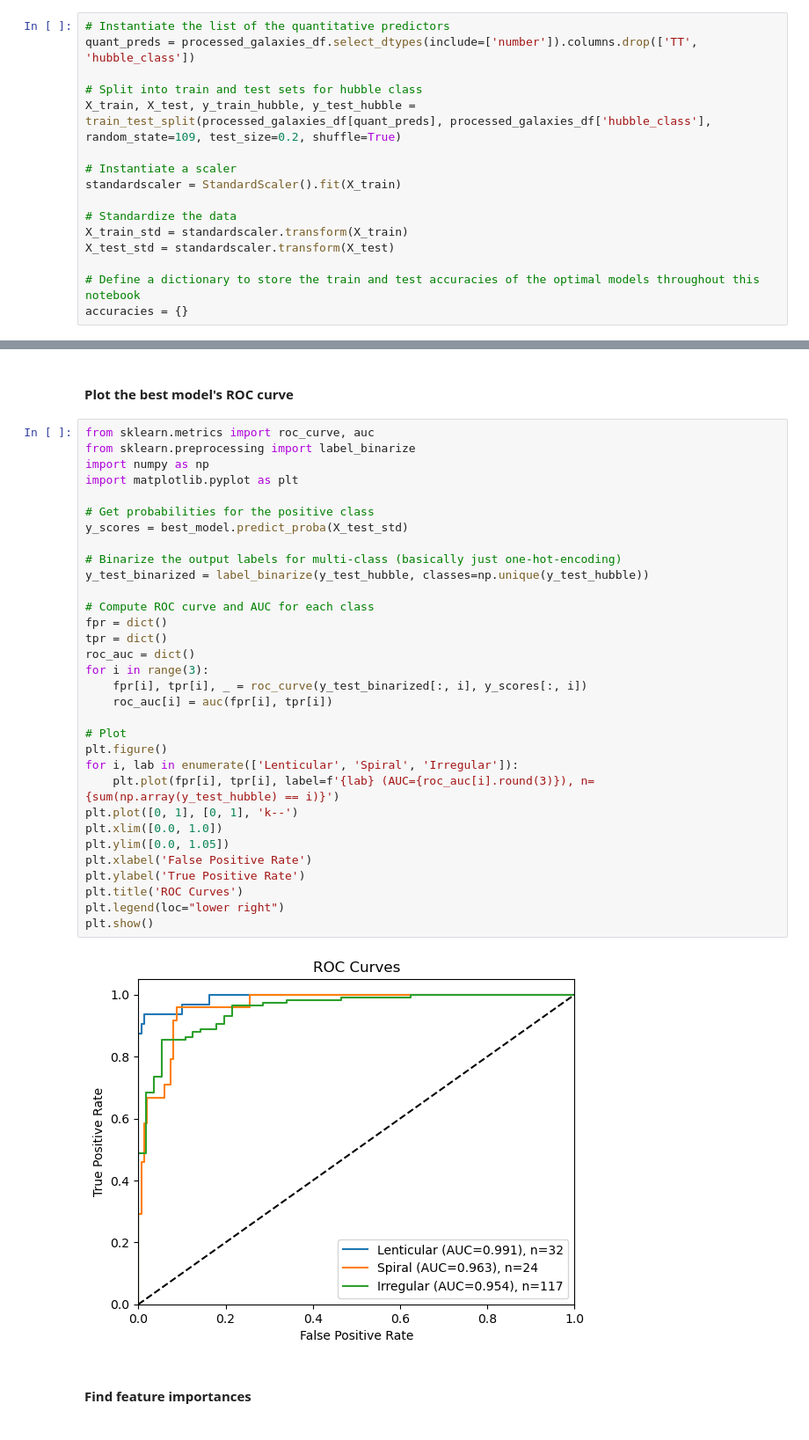
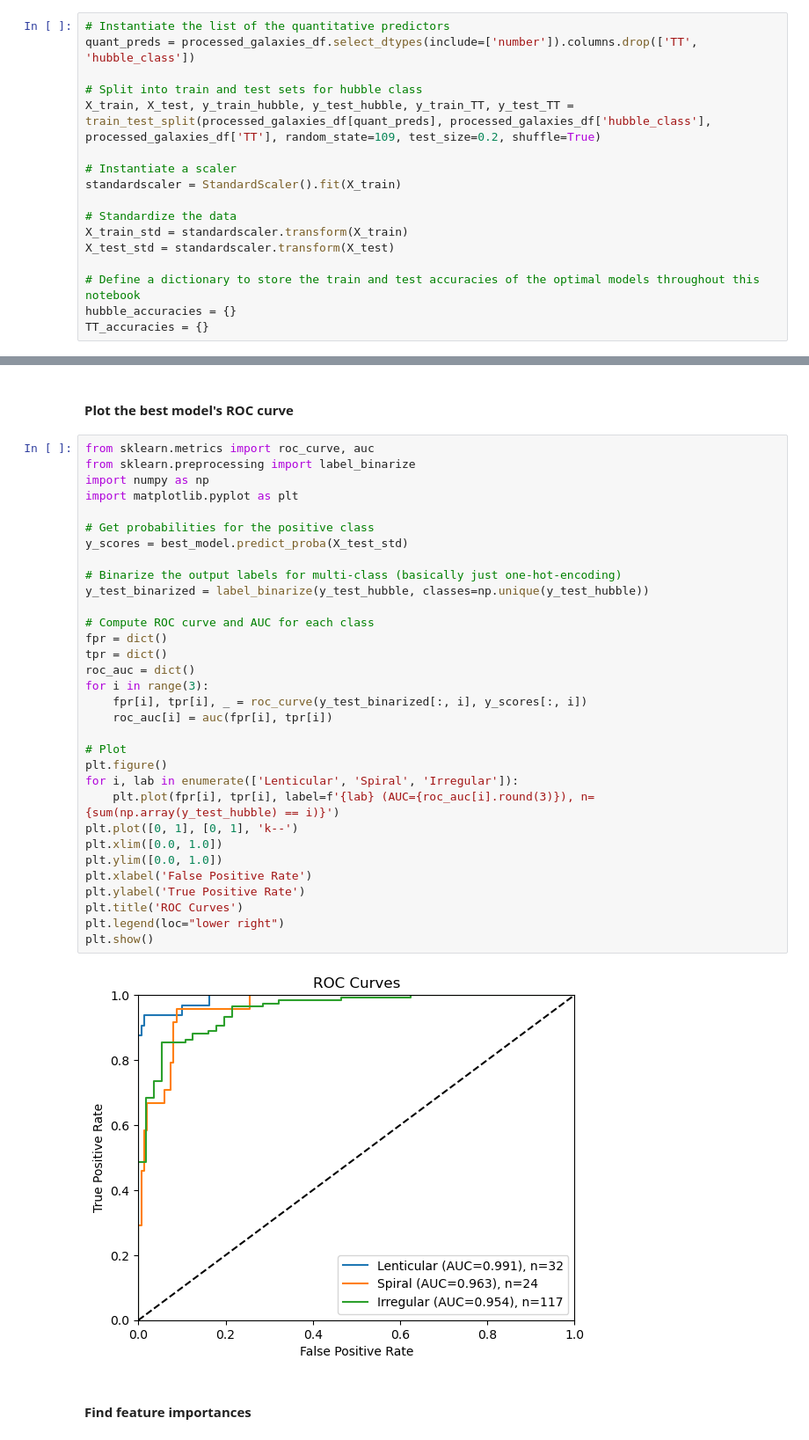
Before and after one commit to Adam-Boesky/Classifying_Galaxies, a Jupyter notebook: modeling/final-models.ipynb, the cells around one changed output, grey strips where cells are left out. Shown: that part at 88% size. Cells and saved outputs as stored; diff of their text form.

```diff
--- a/modeling/final-models.ipynb
+++ b/modeling/final-models.ipynb
@@ -104,7 +104,7 @@ See the caveats in the documentation: https://pandas.pydata.org/pandas-docs/stab
 quant_preds = processed_galaxies_df.select_dtypes(include=['number']).columns.drop(['TT', 'hubble_class'])
 
 # Split into train and test sets for hubble class
-X_train, X_test, y_train_hubble, y_test_hubble = train_test_split(processed_galaxies_df[quant_preds], processed_galaxies_df['hubble_class'], random_state=109, test_size=0.2, shuffle=True)
+X_train, X_test, y_train_hubble, y_test_hubble, y_train_TT, y_test_TT = train_test_split(processed_galaxies_df[quant_preds], processed_galaxies_df['hubble_class'], processed_galaxies_df['TT'], random_state=109, test_size=0.2, shuffle=True)
 
 # Instantiate a scaler
 standardscaler = StandardScaler().fit(X_train)
@@ -114,7 +114,8 @@ X_train_std = standardscaler.transform(X_train)
 X_test_std = standardscaler.transform(X_test)
 
 # Define a dictionary to store the train and test accuracies of the optimal models throughout this notebook
-accuracies = {}
+hubble_accuracies = {}
+TT_accuracies = {}
 # %% [markdown]
 #### Multiple Logistic Regression with LASSO Regularization, Tuned with CV (k=25), Not-SMOTE
 # %%
@@ -385,35 +386,35 @@ from sklearn.metrics import roc_curve, auc
 from sklearn.preprocessing import label_binarize
 import numpy as np
 import matplotlib.pyplot as plt
 
 # Get probabilities for the positive class
 y_scores = best_model.predict_proba(X_test_std)
 
 # Binarize the output labels for multi-class (basically just one-hot-encoding)
 y_test_binarized = label_binarize(y_test_hubble, classes=np.unique(y_test_hubble))
 
 # Compute ROC curve and AUC for each class
 fpr = dict()
 tpr = dict()
 roc_auc = dict()
 for i in range(3):
     fpr[i], tpr[i], _ = roc_curve(y_test_binarized[:, i], y_scores[:, i])
     roc_auc[i] = auc(fpr[i], tpr[i])
 
 # Plot
 plt.figure()
 for i, lab in enumerate(['Lenticular', 'Spiral', 'Irregular']):
     plt.plot(fpr[i], tpr[i], label=f'{lab} (AUC={roc_auc[i].round(3)}), n={sum(np.array(y_test_hubble) == i)}')
 plt.plot([0, 1], [0, 1], 'k--')
 plt.xlim([0.0, 1.0])
-plt.ylim([0.0, 1.05])
+plt.ylim([0.0, 1.0])
 plt.xlabel('False Positive Rate')
 plt.ylabel('True Positive Rate')
 plt.title('ROC Curves')
 plt.legend(loc="lower right")
 plt.show()
 # %% [output]
-[figure, old version]
+[figure, new version]
 # %% [markdown]
 #### Find feature importances
 # %%
```
Also changed, not shown: parts of 12 cells of this notebook.
